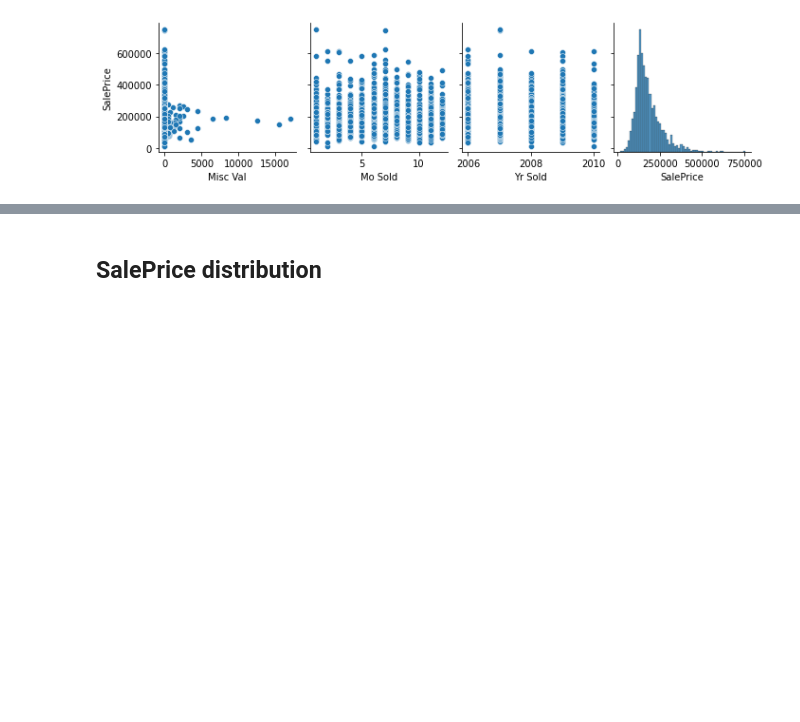
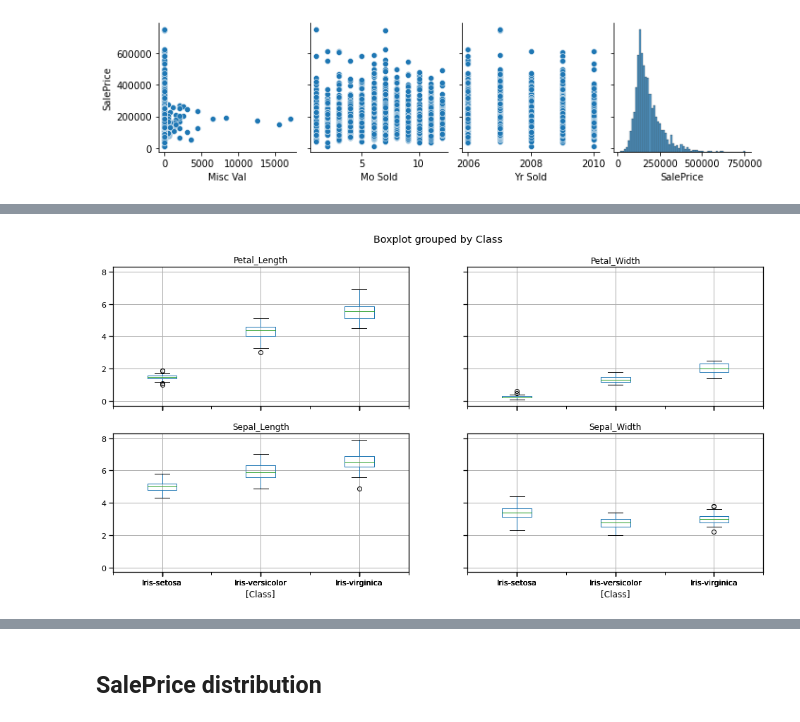
Before and after one commit to neuralsrg/EDA, a Jupyter notebook: learning_dataframe.ipynb, the cells around one changed output, grey strips where cells are left out. Cells and saved outputs as stored; diff of their text form; code cells hidden in the pictures; blank space fills up the shorter version.

```diff
--- a/learning_dataframe.ipynb
+++ b/learning_dataframe.ipynb
@@ -139,0 +186,4 @@ for i in range(0, len(housing_num.columns), 5):
+# %%
+data.boxplot(by='Class', figsize=(16, 8));
+# %% [output]
+[figure, added]
```
Also changed, not shown: parts of 15 cells of this notebook.
